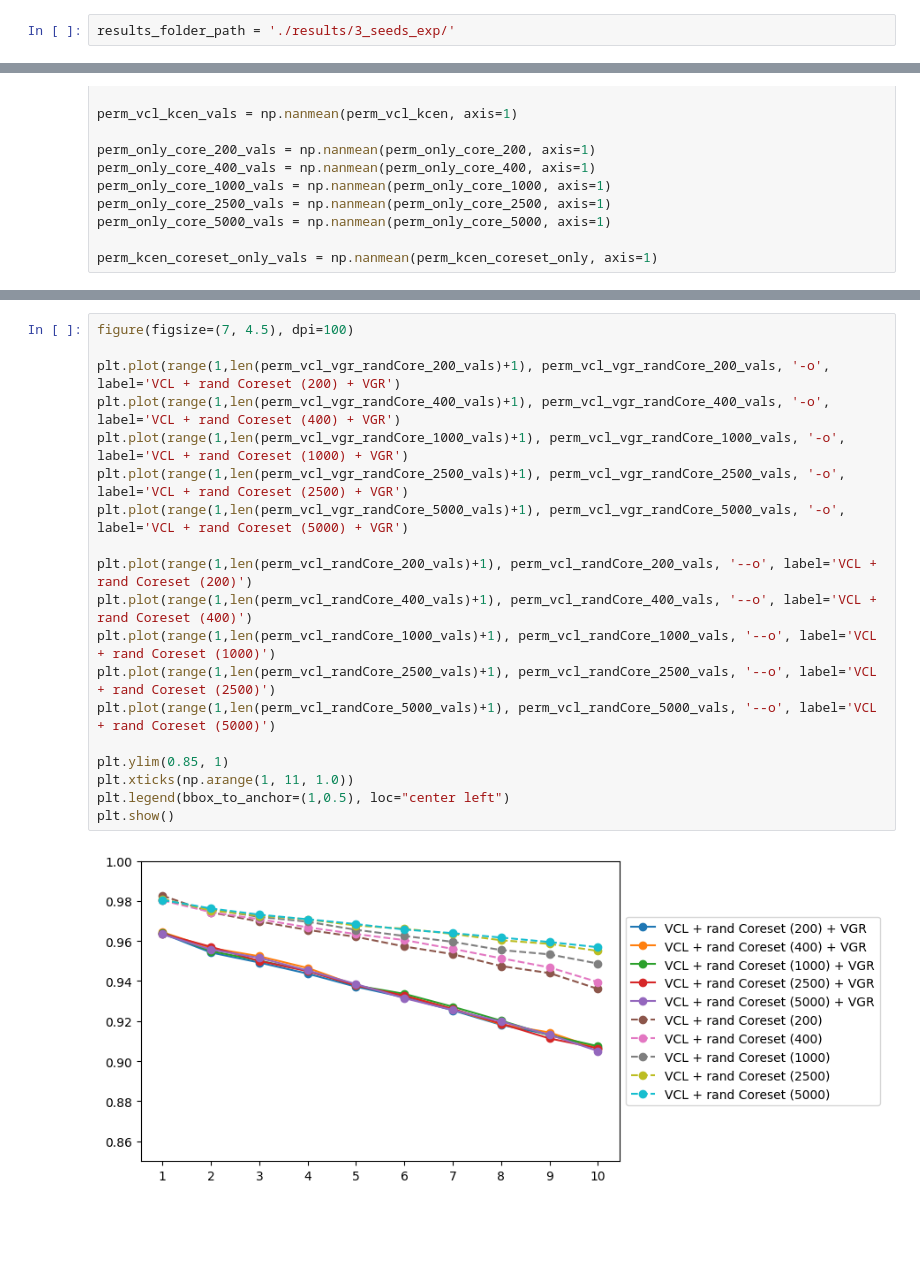
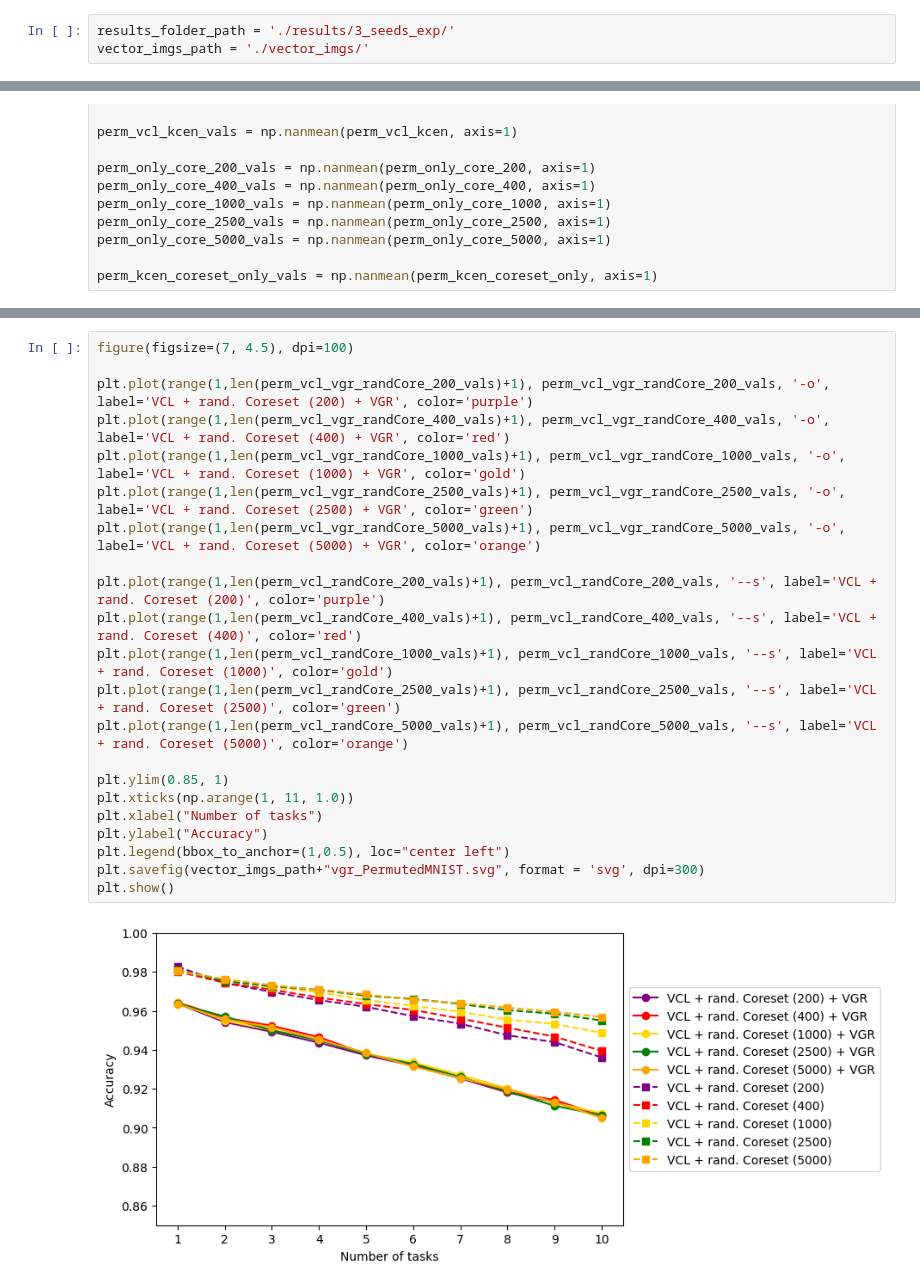
Before and after one commit to goldfarbDave/vcl, a Jupyter notebook: pytorch/plotting.ipynb, the cells around one changed output, grey strips where cells are left out. Drawn from its saved outputs; the diff is of its cells as text; blank space fills up the shorter version.

```diff
--- a/pytorch/plotting.ipynb
+++ b/pytorch/plotting.ipynb
@@ -16,6 +16,7 @@ def get_mean_mtx(base_name, max_seed):
     return cum / max_seed
 # %%
 results_folder_path = './results/3_seeds_exp/'
+vector_imgs_path = './vector_imgs/'
 # %% [markdown]
 ## Split MNIST
 # %%
@@ -223,21 +239,24 @@ plt.show()
 # %%
 figure(figsize=(7, 4.5), dpi=100)
 
-plt.plot(range(1,len(perm_vcl_vgr_randCore_200_vals)+1), perm_vcl_vgr_randCore_200_vals, '-o', label='VCL + rand Coreset (200) + VGR')
-plt.plot(range(1,len(perm_vcl_vgr_randCore_400_vals)+1), perm_vcl_vgr_randCore_400_vals, '-o', label='VCL + rand Coreset (400) + VGR')
-plt.plot(range(1,len(perm_vcl_vgr_randCore_1000_vals)+1), perm_vcl_vgr_randCore_1000_vals, '-o', label='VCL + rand Coreset (1000) + VGR')
-plt.plot(range(1,len(perm_vcl_vgr_randCore_2500_vals)+1), perm_vcl_vgr_randCore_2500_vals, '-o', label='VCL + rand Coreset (2500) + VGR')
-plt.plot(range(1,len(perm_vcl_vgr_randCore_5000_vals)+1), perm_vcl_vgr_randCore_5000_vals, '-o', label='VCL + rand Coreset (5000) + VGR')
+plt.plot(range(1,len(perm_vcl_vgr_randCore_200_vals)+1), perm_vcl_vgr_randCore_200_vals, '-o', label='VCL + rand. Coreset (200) + VGR', color='purple')
+plt.plot(range(1,len(perm_vcl_vgr_randCore_400_vals)+1), perm_vcl_vgr_randCore_400_vals, '-o', label='VCL + rand. Coreset (400) + VGR', color='red')
+plt.plot(range(1,len(perm_vcl_vgr_randCore_1000_vals)+1), perm_vcl_vgr_randCore_1000_vals, '-o', label='VCL + rand. Coreset (1000) + VGR', color='gold')
+plt.plot(range(1,len(perm_vcl_vgr_randCore_2500_vals)+1), perm_vcl_vgr_randCore_2500_vals, '-o', label='VCL + rand. Coreset (2500) + VGR', color='green')
+plt.plot(range(1,len(perm_vcl_vgr_randCore_5000_vals)+1), perm_vcl_vgr_randCore_5000_vals, '-o', label='VCL + rand. Coreset (5000) + VGR', color='orange')
 
-plt.plot(range(1,len(perm_vcl_randCore_200_vals)+1), perm_vcl_randCore_200_vals, '--o', label='VCL + rand Coreset (200)')
-plt.plot(range(1,len(perm_vcl_randCore_400_vals)+1), perm_vcl_randCore_400_vals, '--o', label='VCL + rand Coreset (400)')
-plt.plot(range(1,len(perm_vcl_randCore_1000_vals)+1), perm_vcl_randCore_1000_vals, '--o', label='VCL + rand Coreset (1000)')
-plt.plot(range(1,len(perm_vcl_randCore_2500_vals)+1), perm_vcl_randCore_2500_vals, '--o', label='VCL + rand Coreset (2500)')
-plt.plot(range(1,len(perm_vcl_randCore_5000_vals)+1), perm_vcl_randCore_5000_vals, '--o', label='VCL + rand Coreset (5000)')
+plt.plot(range(1,len(perm_vcl_randCore_200_vals)+1), perm_vcl_randCore_200_vals, '--s', label='VCL + rand. Coreset (200)', color='purple')
+plt.plot(range(1,len(perm_vcl_randCore_400_vals)+1), perm_vcl_randCore_400_vals, '--s', label='VCL + rand. Coreset (400)', color='red')
+plt.plot(range(1,len(perm_vcl_randCore_1000_vals)+1), perm_vcl_randCore_1000_vals, '--s', label='VCL + rand. Coreset (1000)', color='gold')
+plt.plot(range(1,len(perm_vcl_randCore_2500_vals)+1), perm_vcl_randCore_2500_vals, '--s', label='VCL + rand. Coreset (2500)', color='green')
+plt.plot(range(1,len(perm_vcl_randCore_5000_vals)+1), perm_vcl_randCore_5000_vals, '--s', label='VCL + rand. Coreset (5000)', color='orange')
 
 plt.ylim(0.85, 1)
 plt.xticks(np.arange(1, 11, 1.0))
+plt.xlabel("Number of tasks")
+plt.ylabel("Accuracy")
 plt.legend(bbox_to_anchor=(1,0.5), loc="center left")
+plt.savefig(vector_imgs_path+"vgr_PermutedMNIST.svg", format = 'svg', dpi=300)
 plt.show()
 # %% [output]
-[figure, old version]
+[figure, new version]
```
Also changed, not shown: parts of 5 cells of this notebook, 7 other files.
